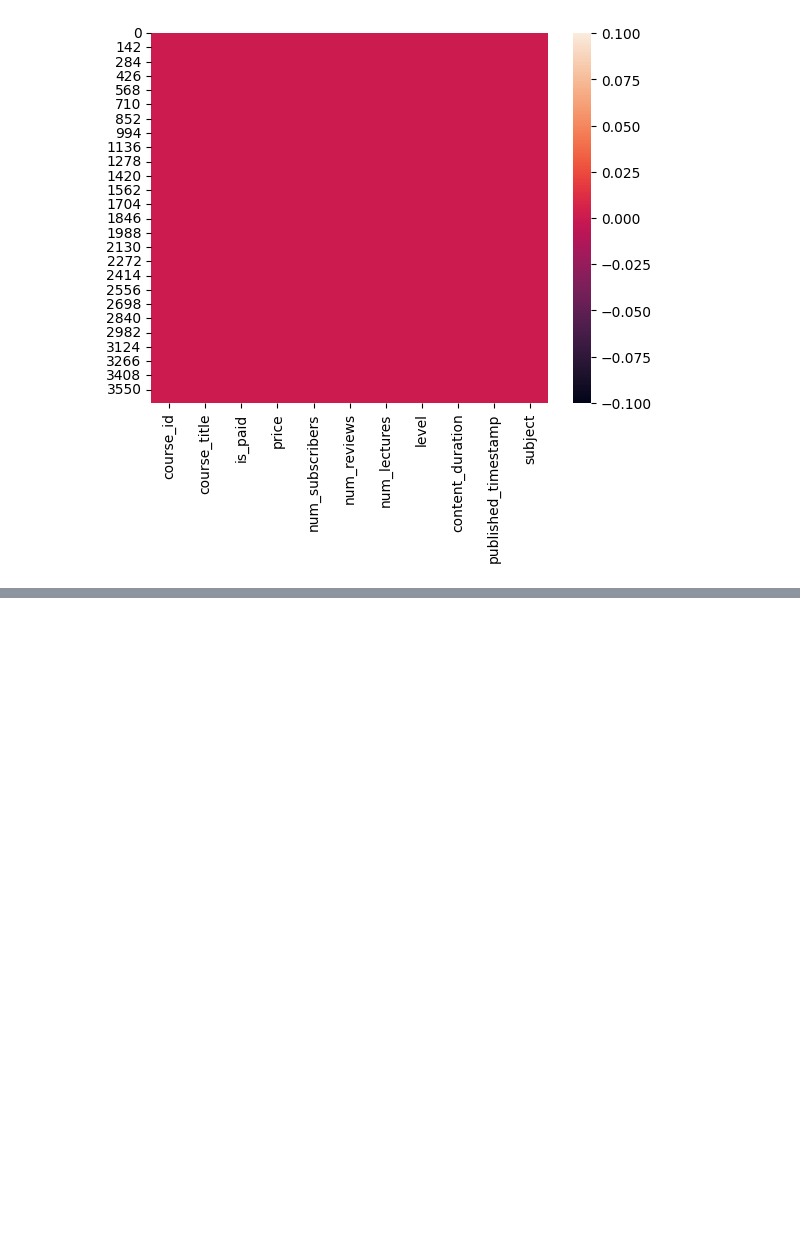
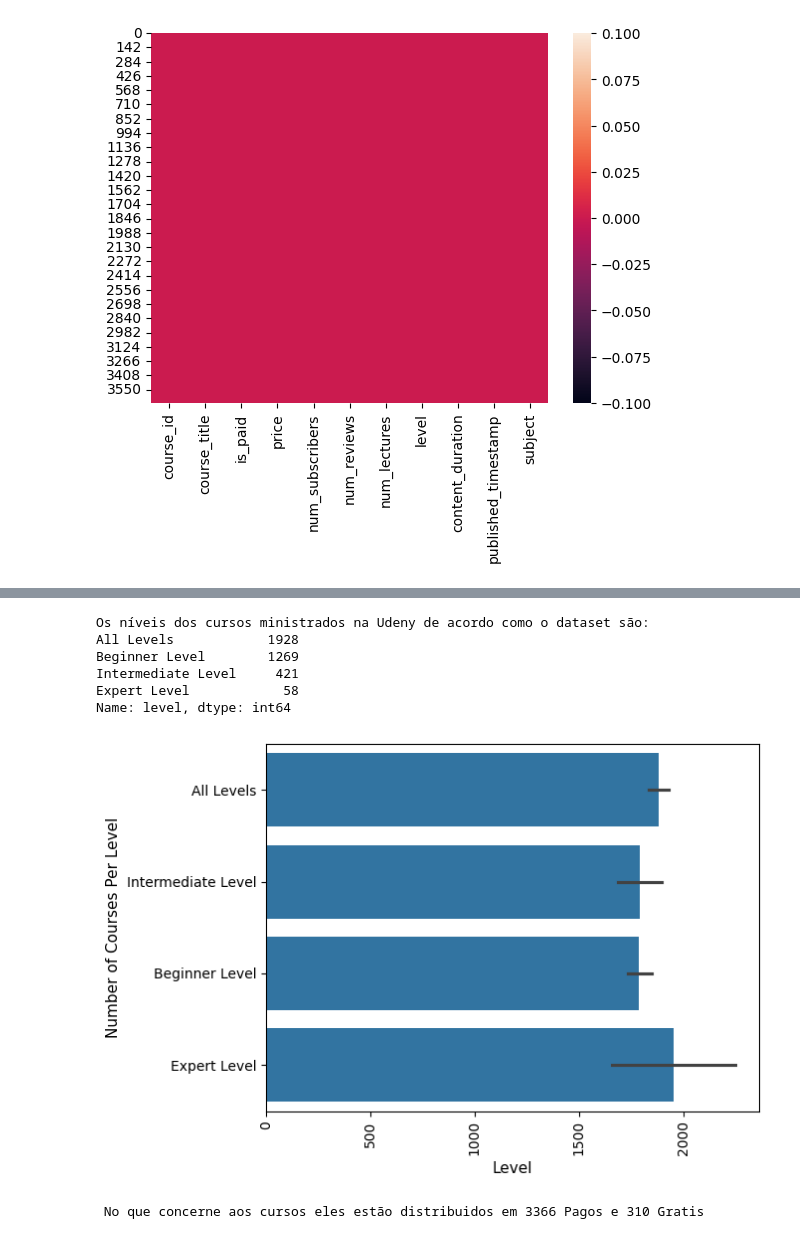
Before and after one commit to Gcango/Analise_e_Avaliacao_curso_da_Udemy, a Jupyter notebook: Analise_Avaliaçao_UdemyCourse.ipynb, the cells around one changed output, grey strips where cells are left out. Saved outputs shown, nothing was run; the diff lists cells and outputs as text; code cells hidden in the pictures; blank space fills up the shorter version.

```diff
--- a/Analise_Avaliaçao_UdemyCourse.ipynb
+++ b/Analise_Avaliaçao_UdemyCourse.ipynb
@@ -85,0 +124,18 @@ sns.heatmap(dados.isnull());
+# %%
+cursos = dados['level'].value_counts()
+print(f"Os níveis dos cursos ministrados na Udeny de acordo como o dataset são: \n{cursos}")
+# %% [output]
+Os níveis dos cursos ministrados na Udeny de acordo como o dataset são:
+All Levels            1928
+Beginner Level        1269
+Intermediate Level     421
+Expert Level            58
+Name: level, dtype: int64
+# %%
+sns.barplot(dados['level'])
+plt.xlabel("Level", fontsize=11)
+plt.ylabel("Number of Courses Per Level",fontsize=11)
+plt.xticks(rotation=90)
+plt.show()
+# %% [output]
+[figure, added]
@@ -85,0 +144,5 @@ sns.heatmap(dados.isnull());
+# %%
+gratis_pago = dados['is_paid'].value_counts()
+print(f" No que concerne aos cursos eles estão distribuidos em {gratis_pago[0]} Pagos e {gratis_pago[1]} Gratis")
+# %% [output]
+ No que concerne aos cursos eles estão distribuidos em 3366 Pagos e 310 Gratis
```
Also changed, not shown: parts of 12 cells of this notebook.
